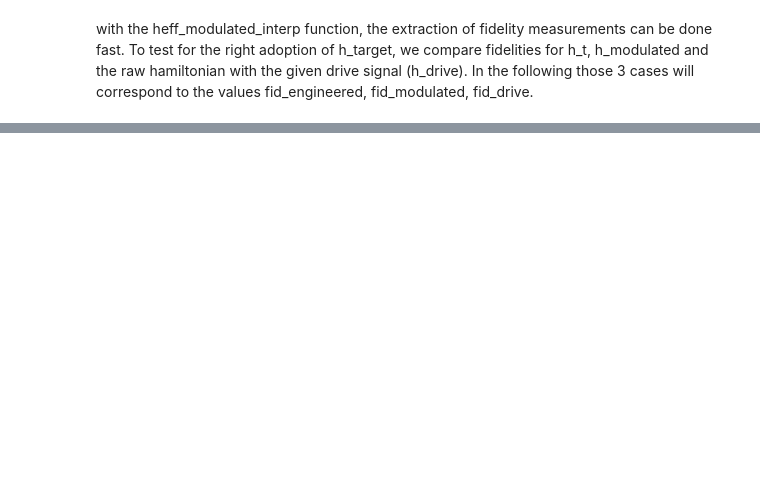
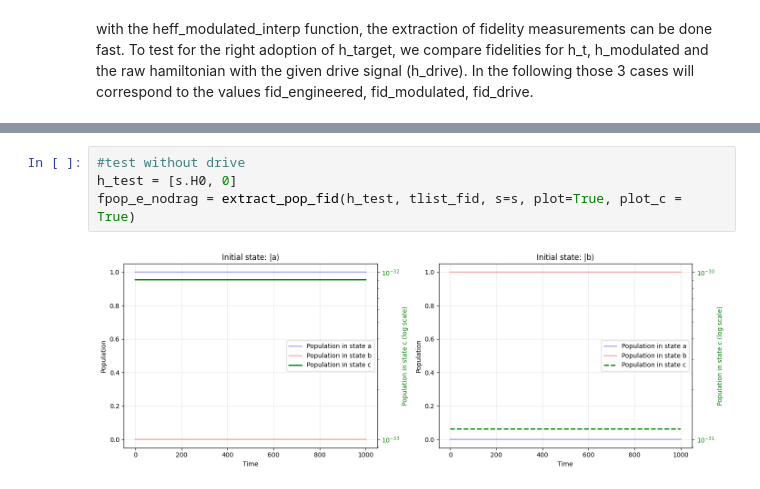
Before and after one commit to FlorianMaier04/TransmonCouplerSimulation, a Jupyter notebook: heff.ipynb, the cells around one changed output, grey strips where cells are left out. Drawn from its saved outputs; the diff is of its cells as text; blank space fills up the shorter version.

```diff
--- a/heff.ipynb
+++ b/heff.ipynb
@@ -383,0 +385,6 @@ infidelity cos drive direct: 7.14e-01 pop: 1.00e+00
+# %%
+#test without drive
+h_test = [s.H0, 0]
+fpop_e_nodrag = extract_pop_fid(h_test, tlist_fid, s=s, plot=True, plot_c = True)
+# %% [output]
+[figure, added]
```
Also changed, not shown: parts of 10 cells of this notebook, 5 other files.
